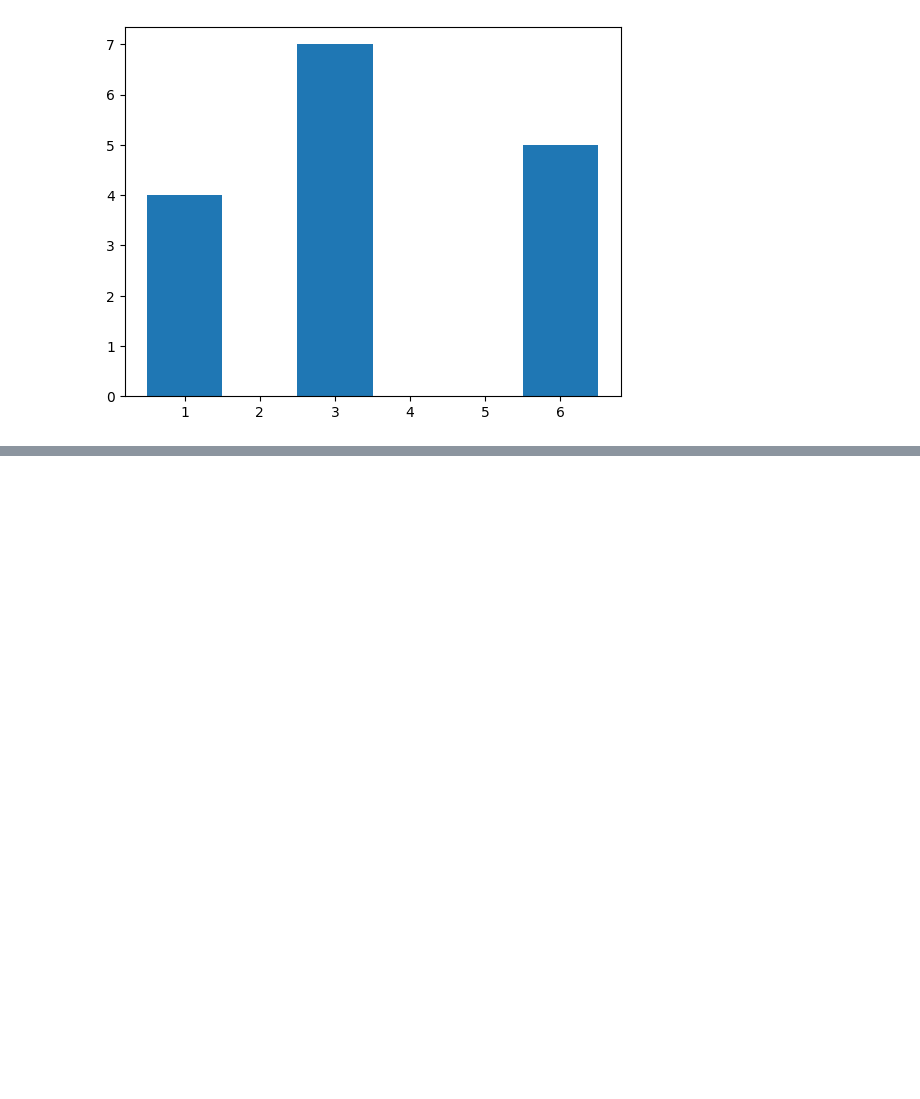
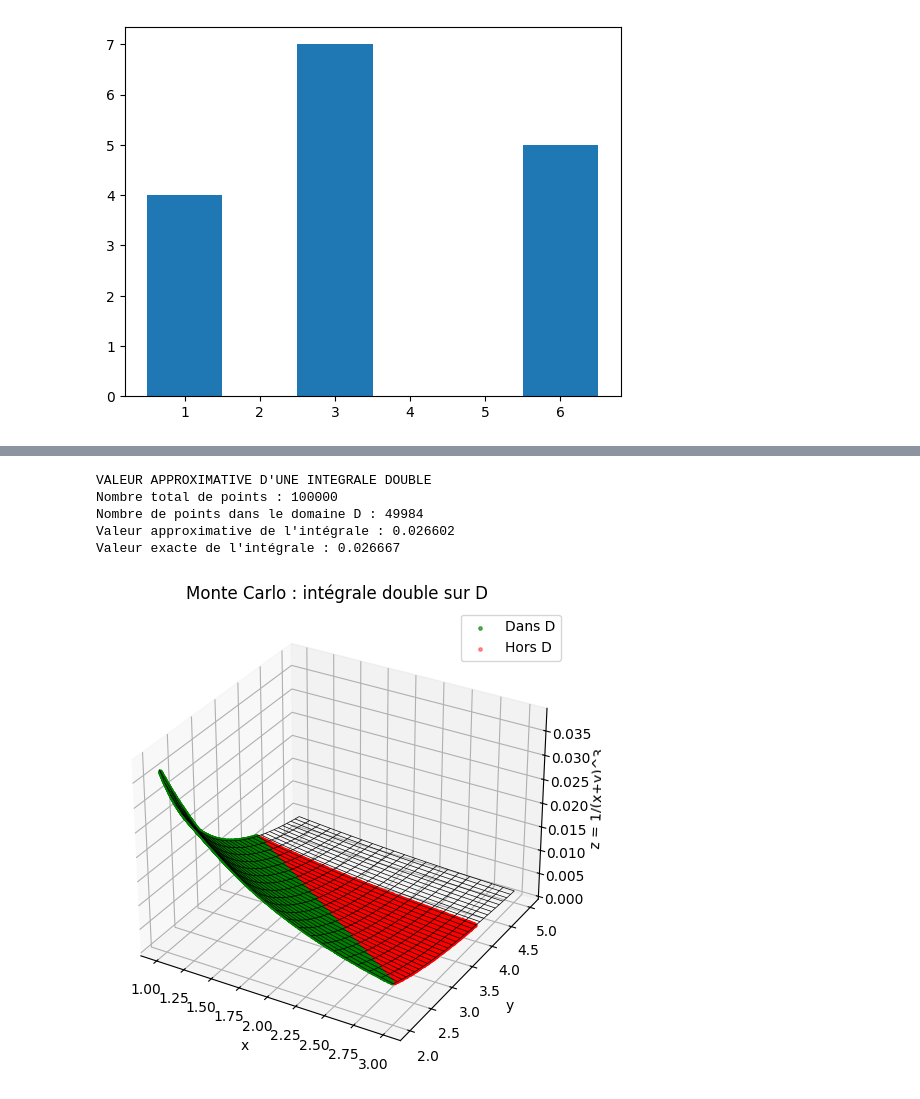
Before and after one commit to PM-Poisson/PROBA, a Jupyter notebook: tp1_ex0.ipynb, the cells around one changed output, grey strips where cells are left out. Drawn from its saved outputs; the diff is of its cells as text; code cells hidden in the pictures; blank space fills up the shorter version.

```diff
--- a/tp1_ex0.ipynb
+++ b/tp1_ex0.ipynb
@@ -151,0 +152,79 @@ Valeur exacte de l'intégrale : 0.264241
+# %%
+# -------------------------------
+import random
+import math
+import numpy as np
+import matplotlib.pyplot as plt
+from mpl_toolkits.mplot3d import Axes3D  # nécessaire pour l'affichage 3D
+
+# Paramètres
+N_total = 100000      # nombre total de points tirés uniformément dans le rectangle
+seed = 42             # graine pour reproductibilité
+
+random.seed(seed)
+np.random.seed(seed)
+
+# Rectangle englobant
+x_min, x_max = 1.0, 3.0
+y_min, y_max = 2.0, 4.0
+rect_area = (x_max - x_min) * (y_max - y_min)
+
+# Fonction à intégrer
+def f(x, y):
+    return 1.0 / (x + y)**3
+
+# Tirages aléatoires
+xs = np.random.uniform(x_min, x_max, N_total)
+ys = np.random.uniform(y_min, y_max, N_total)
+
+# Sélection du domaine : x + y <= 5
+inside = (xs + ys <= 5.0)
+N_inside = np.count_nonzero(inside)
+
+# Valeurs de f
+vals = f(xs, ys) * inside.astype(float)
+I_est = rect_area * vals.mean()
+
+# Valeur exacte
+I_exact = 2/75
+
+# Résultats
+print("VALEUR APPROXIMATIVE D'UNE INTEGRALE DOUBLE")
+print(f"Nombre total de points : {N_total}")
+print(f"Nombre de points dans le domaine D : {N_inside}")
+print(f"Valeur approximative de l'intégrale : {I_est:.6f}")
+print(f"Valeur exacte de l'intégrale : {I_exact:.6f}")
+
+# --- Tracé 3D ---
+# Surface
+X, Y = np.meshgrid(np.arange(1.0, 3.1, 0.1), np.arange(2.0, 5.1, 0.1))
+Z = 1.0 / (X + Y)**3
+
+fig = plt.figure(figsize=(8,6))
+ax = fig.add_subplot(111, projection='3d')
+ax.plot_wireframe(X, Y, Z, color='k', linewidth=0.5)
+
+# Points D (verts)
+xs_in, ys_in = xs[inside], ys[inside]
+zs_in = 1.0 / (xs_in + ys_in)**3
+ax.scatter(xs_in, ys_in, zs_in, color="green", s=6, alpha=0.6, label="Dans D")
+
+# Points hors D (rouges)
+xs_out, ys_out = xs[~inside], ys[~inside]
+zs_out = 1.0 / (xs_out + ys_out)**3
+ax.scatter(xs_out, ys_out, zs_out, color="red", s=6, alpha=0.4, label="Hors D")
+
+# Axes et légende
+ax.set_xlabel("x")
+ax.set_ylabel("y")
+ax.set_zlabel("z = 1/(x+y)^3")
+ax.set_title("Monte Carlo : intégrale double sur D")
+ax.legend()
+plt.show()
+# %% [output]
+VALEUR APPROXIMATIVE D'UNE INTEGRALE DOUBLE
+Nombre total de points : 100000
+Nombre de points dans le domaine D : 49984
+Valeur approximative de l'intégrale : 0.026602
+Valeur exacte de l'intégrale : 0.026667
+[figure, added]
```
Also changed, not shown: parts of 2 cells of this notebook, 1 other file.
